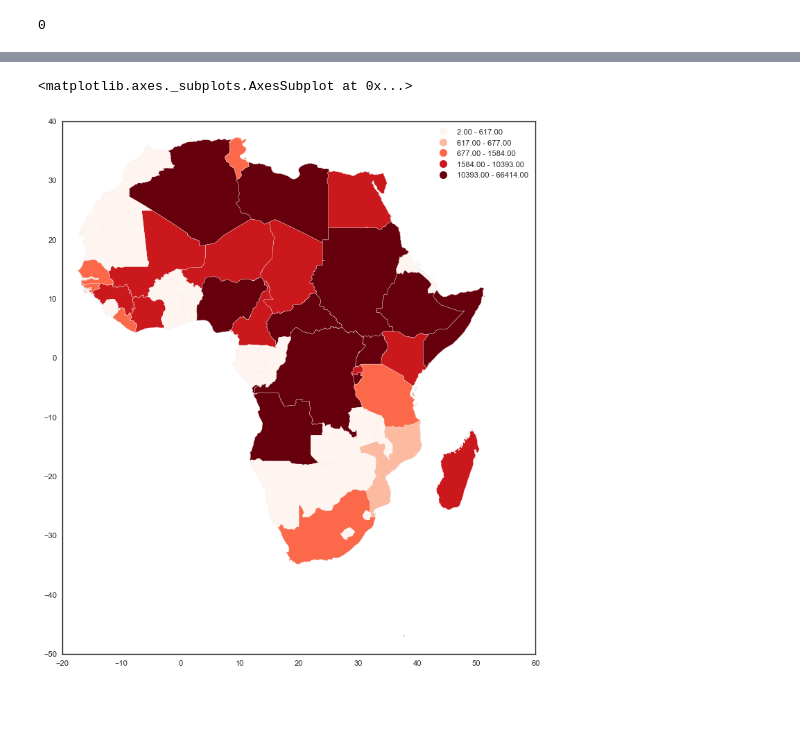
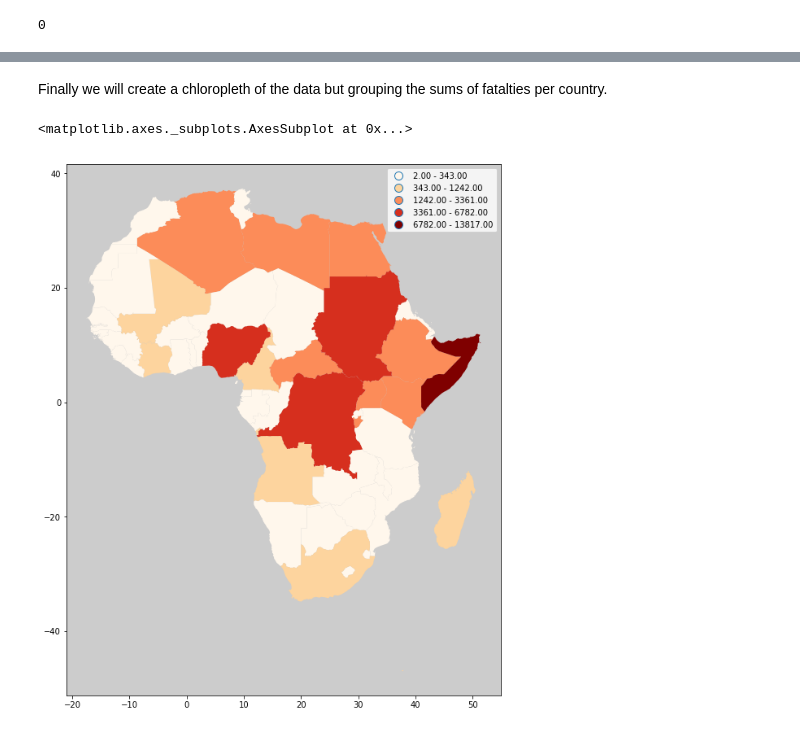
Before and after one commit to tma1/herox, a Jupyter notebook: notebook/Africa.ipynb, the cells around one changed output, grey strips where cells are left out. Drawn from its saved outputs; the diff is of its cells as text; code cells hidden in the pictures; blank space fills up the shorter version.

Commit message:
cleanup africa examples

```diff
--- a/notebook/Africa.ipynb
+++ b/notebook/Africa.ipynb
@@ -8,4 +11,4 @@ import matplotlib.pyplot as plot
 # %%
-africa = pd.read_excel('data/Africa_1997-2018_upd-Jul9.xlsx')
-africa.head()
+africa_all = pd.read_excel('data/Africa_1997-2018_upd-Jul9.xlsx')
+print("Length=%s" % len(africa_all))
 # %% [output]
@@ -30,0 +26,5 @@ array([ 5,  2, 16, 18,  4, 23,  7, 20,  0,  1, 14, 15, 43, 54,  6, 19, 30,
+# %%
+max_fatalities = 4
+africa = africa_all.loc[africa_all['FATALITIES'] <= max_fatalities]
+
+print("Count=%s Fatalities=%s" % (len(africa), africa.FATALITIES.sum()))
@@ -108,3 +130,0 @@ plot.show()
-# %%
-plot.style.use('seaborn-white')
-africa_map.plot(cmap="Blues")
@@ -114,10 +131,13 @@ africa_map.plot(cmap="Blues")
+# %% [markdown]
+Finally we will create a chloropleth of the data but grouping the sums of fatalties per country.
 # %%
 fatals = join[['COUNTRY_right', 'FATALITIES']].groupby('COUNTRY_right').sum()
 fatals = gp.GeoDataFrame(fatals.merge(africa_map, left_on='COUNTRY_right', right_on='COUNTRY'))
 
 f, ax = plot.subplots(1)
 f.set_size_inches(12,12)
-fatals.plot(ax=ax, column='FATALITIES', cmap='Reds', legend=True, scheme='quantiles')
+ax.set_facecolor('#cccccc')
+fatals.plot(ax=ax, column='FATALITIES', cmap='OrRd', scheme='fisher_jenks', legend=True)
 # %% [output]
 <matplotlib.axes._subplots.AxesSubplot at 0x...>
-[figure, old version]
+[figure, new version]
```
Also changed, not shown: parts of 23 cells of this notebook, 1 other file.
